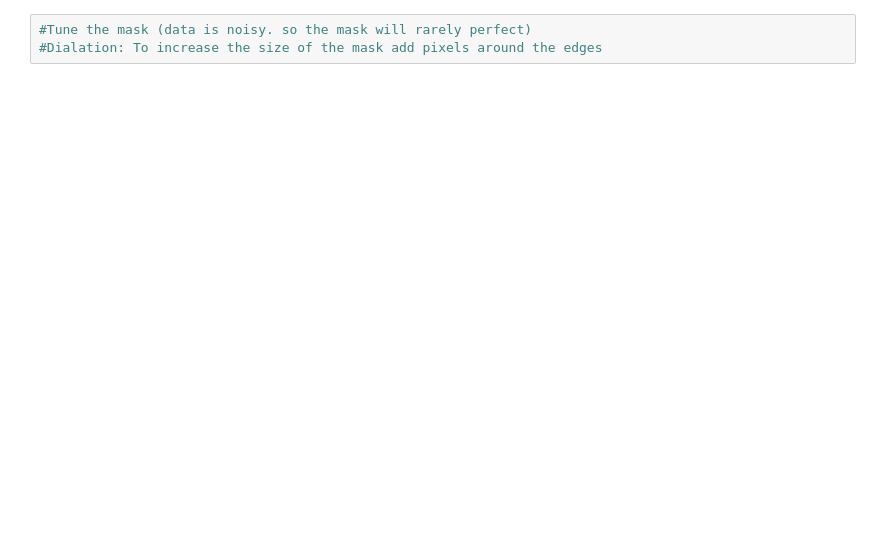
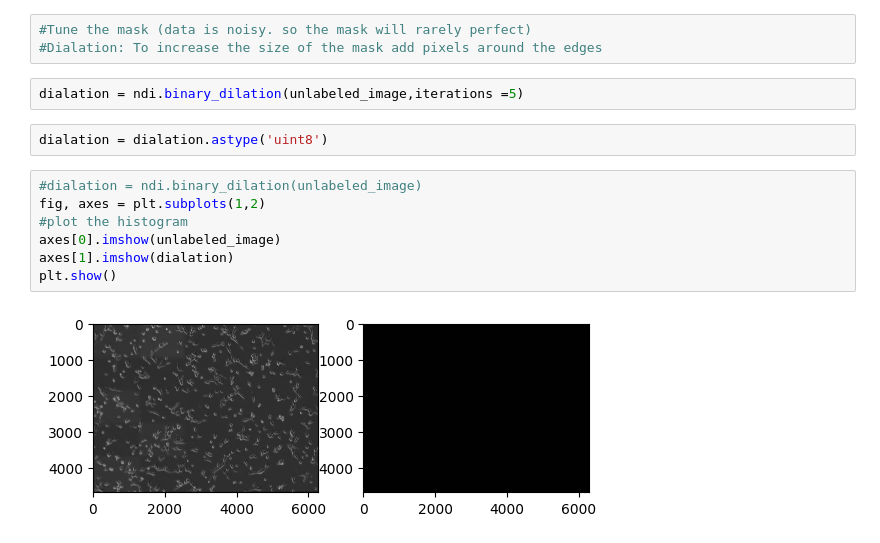
Before and after one commit to akutayaydin/Deep-Learning-TNT-Tube-Detection, a Jupyter notebook: TNT_Project_v2.ipynb, the cells around one changed output. Drawn from its saved outputs; the diff is of its cells as text; blank space fills up the shorter version.

```diff
--- a/TNT_Project_v2.ipynb
+++ b/TNT_Project_v2.ipynb
@@ -53,3 +75,16 @@ plt.imshow(im_cells,cmap ='gray')
 # %%
 #Tune the mask (data is noisy. so the mask will rarely perfect)
 #Dialation: To increase the size of the mask add pixels around the edges
+# %%
+dialation = ndi.binary_dilation(unlabeled_image,iterations =5)
+# %%
+dialation = dialation.astype('uint8')
+# %%
+#dialation = ndi.binary_dilation(unlabeled_image)
+fig, axes = plt.subplots(1,2)
+#plot the histogram
+axes[0].imshow(unlabeled_image)
+axes[1].imshow(dialation)
+plt.show()
+# %% [output]
+[figure, added]
```
Also changed, not shown: parts of 13 cells of this notebook.
